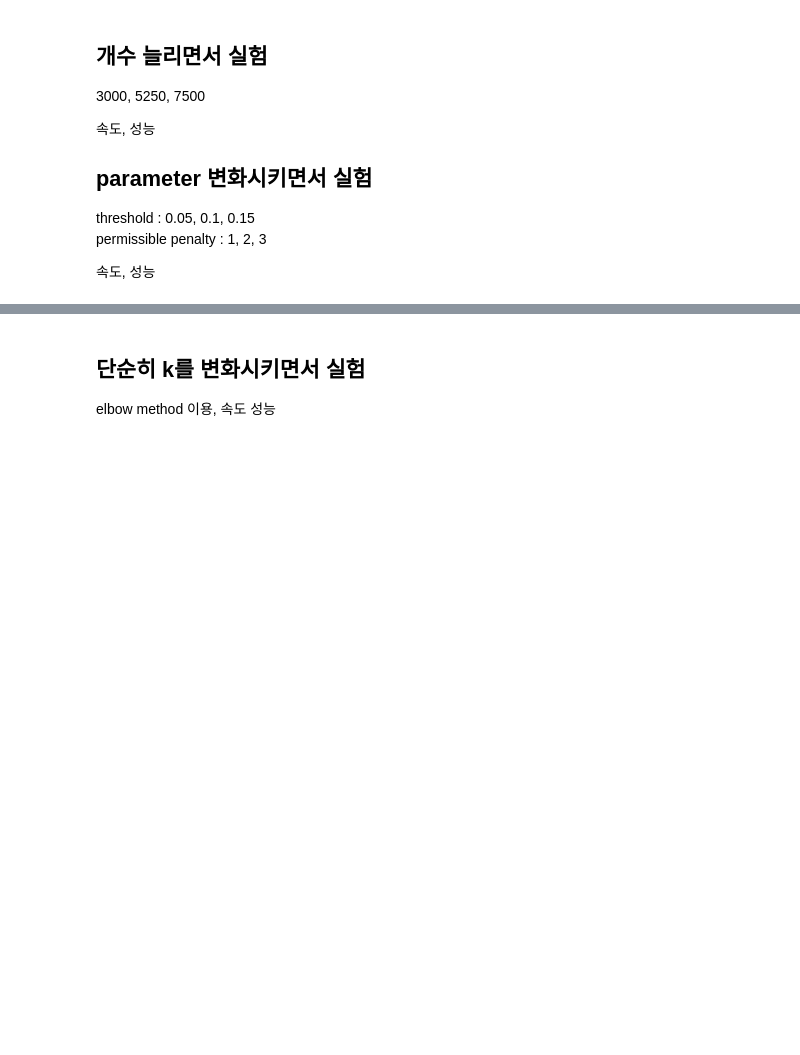
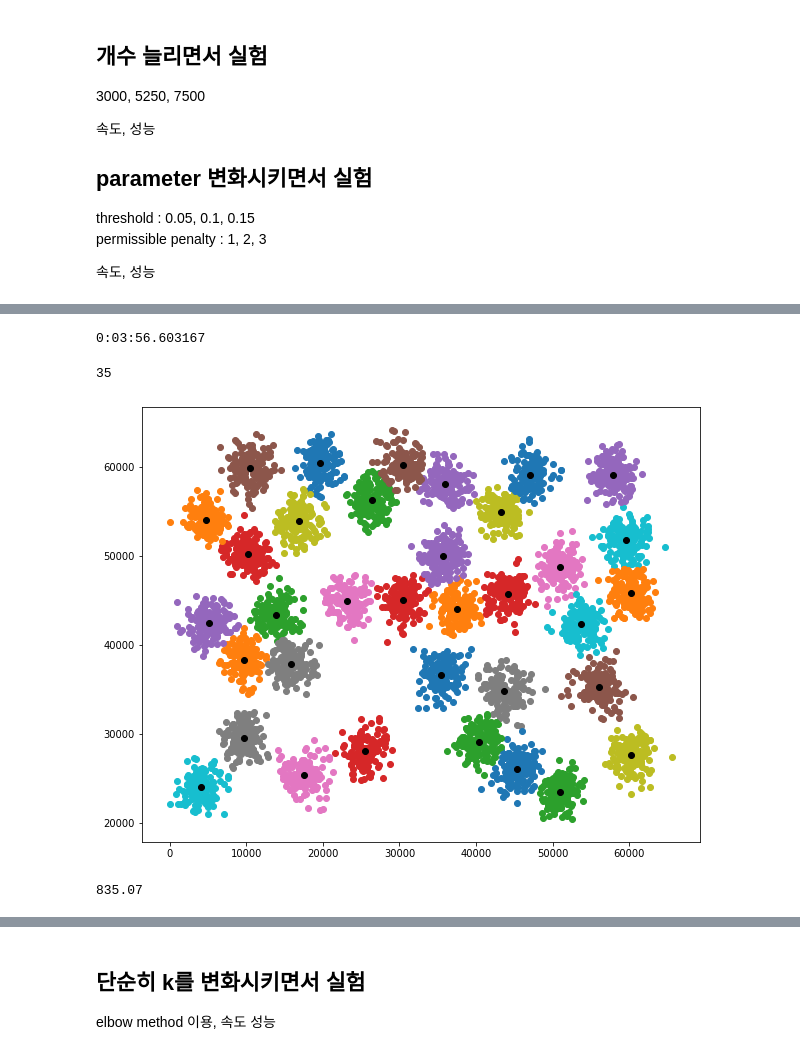
Before and after one commit to optboy/k-means, a Jupyter notebook: k-means.ipynb, the cells around one changed output, grey strips where cells are left out. Cells and saved outputs as stored; diff of their text form; code cells hidden in the pictures; blank space fills up the shorter version.

```diff
--- a/k-means.ipynb
+++ b/k-means.ipynb
@@ -463,0 +429,12 @@ KeyError: 0.005
+# %%
+pickle_result_3['a2.txt'][0.01][1]['model'].draw_plot(0,1)
+print(pickle_result_3['a2.txt'][0.01][1]['time'])
+len(pickle_result_3['a2.txt'][0.01][1]['model'].centroids)
+# %% [output]
+0:03:56.603167
+35
+[figure, added]
+# %%
+13*60+55.07
+# %% [output]
+835.07
```
Also changed, not shown: parts of 40 cells of this notebook, 1 other file.
